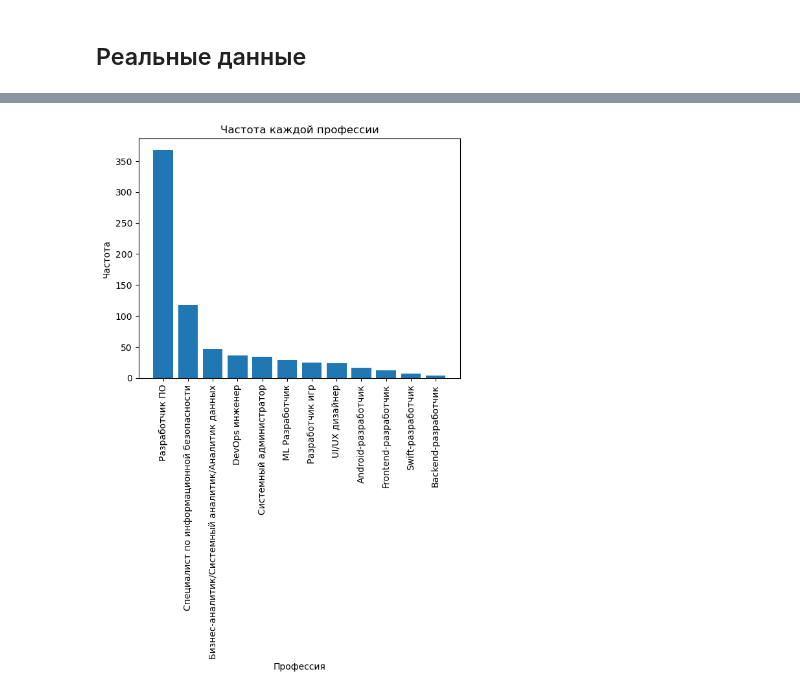
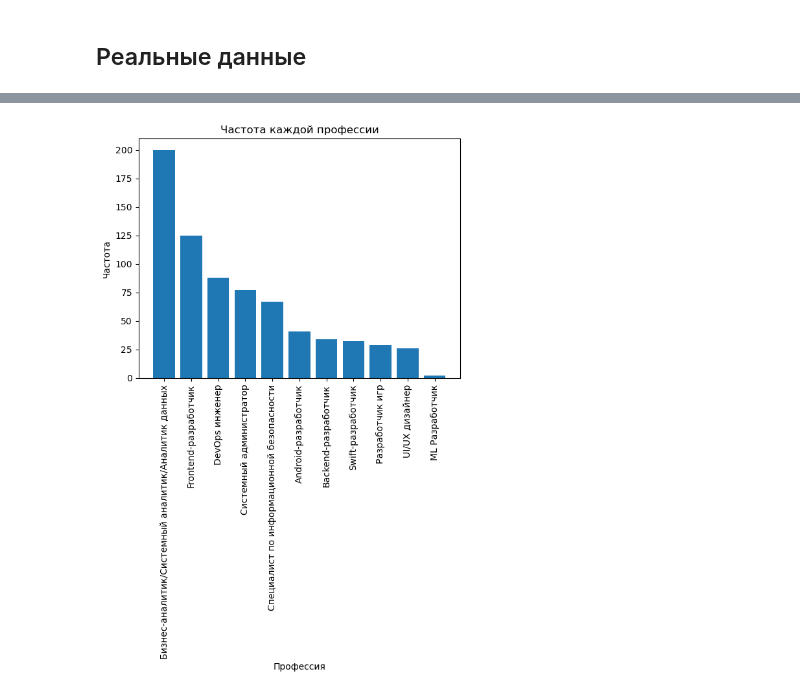
Before and after one commit to WillAgeG/hack_lct_2023, a Jupyter notebook: v1_YT_Analitics.ipynb, the cells around one changed output, grey strips where cells are left out. Drawn from its saved outputs; the diff is of its cells as text; code cells hidden in the pictures.

```diff
--- a/v1_YT_Analitics.ipynb
+++ b/v1_YT_Analitics.ipynb
@@ -681,0 +766,4 @@ user_pred2 = model2.predict(XX_real_bow)
+# %%
+x_real = filtered_dataset['Title']
+# %%
+x_real_token = [gensim.utils.simple_preprocess(i) for i in x_real]
@@ -681,0 +779,4 @@ user_pred2 = model2.predict(XX_real_bow)
+# %%
+x_real_vec = [sentence_vector(sentence, fasttext_model) for sentence in x_real_token]
+# %%
+predictions = model2.predict(x_real_vec)
@@ -682,12 +803,12 @@ user_pred2 = model2.predict(XX_real_bow)
 # %%
-y_prediction_df = pd.DataFrame({'Profession': user_pred2.flatten()})
+y_prediction_df = pd.DataFrame({'Profession': predictions.flatten()})
 profession_counts = y_prediction_df['Profession'].value_counts()
 profession_counts = profession_counts[profession_counts.index != 'nan']
 plt.bar(profession_counts.index, profession_counts.values)
 plt.xlabel('Профессия')
 plt.ylabel('Частота')
 plt.title('Частота каждой профессии')
 plt.xticks(rotation=90)  # Поворот значений по оси X
 plt.show()
 # %% [output]
-[figure, old version]
+[figure, new version]
```
Also changed, not shown: parts of 91 cells of this notebook.
